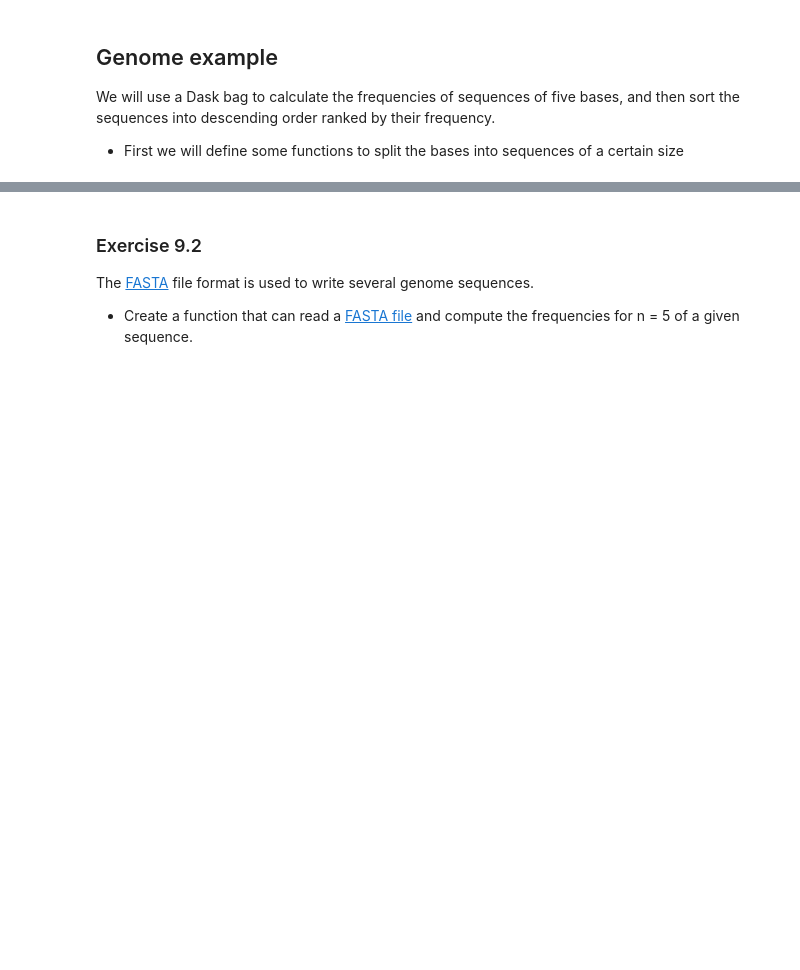
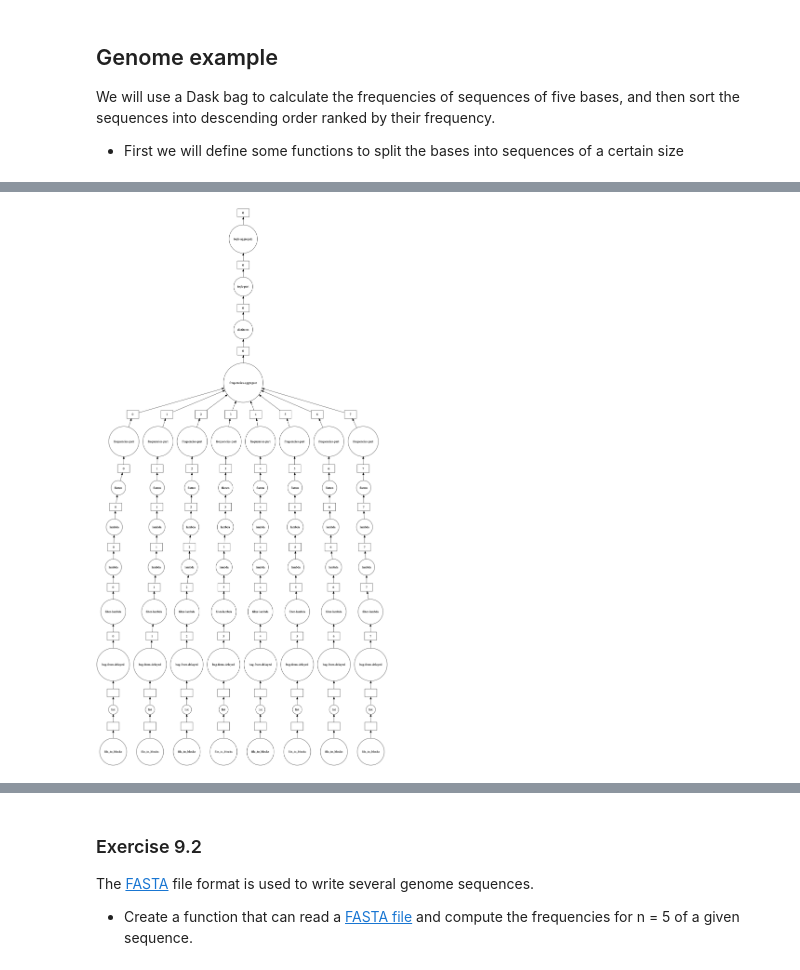
Before and after one commit to ABommel/big-data, a Jupyter notebook: notebooks/09.DaskBag.ipynb, the cells around one changed output, grey strips where cells are left out. Drawn from its saved outputs; the diff is of its cells as text; code cells hidden in the pictures; blank space fills up the shorter version.

```diff
--- a/notebooks/09.DaskBag.ipynb
+++ b/notebooks/09.DaskBag.ipynb
@@ -304,0 +427,12 @@ We will use a Dask bag to calculate the frequencies of sequences of five bases,
+# %%
+def group_character( line, n=5):
+    bases = ''
+    for i, b in enumerate(line):
+        bases += b
+        if (i+1) % n == 0:
+            yield bases
+            bases = ''
+# %%
+line = "abcdefghijklmno"
+for seq in group_character(line, 5):
+    print(seq)
@@ -304,0 +443,3 @@ We will use a Dask bag to calculate the frequencies of sequences of five bases,
+# %%
+def group_and_split( line, n):
+    return [seq for seq in group_character(line,n)]
@@ -304,0 +485,17 @@ We will use a Dask bag to calculate the frequencies of sequences of five bases,
+# %%
+from operator import itemgetter
+
+import dask.bag as db
+
+b = db.read_text("../data/genome0*.txt")
+
+result = (b.filter(lambda line: not line.startswith(">"))
+  .map(lambda line: line.strip())
+  .map(lambda line : group_and_split(line,5))
+  .flatten()
+  .frequencies()
+  .topk(10,lambda v : v[1]))
+# %%
+result.visualize()
+# %% [output]
+[figure, added]
```
Also changed, not shown: parts of 30 cells of this notebook.
